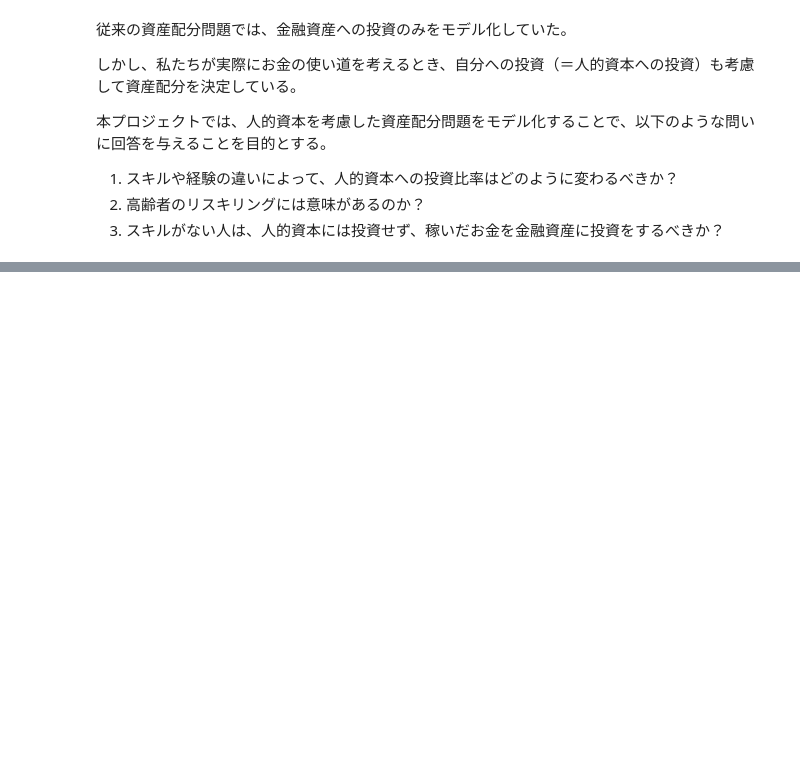
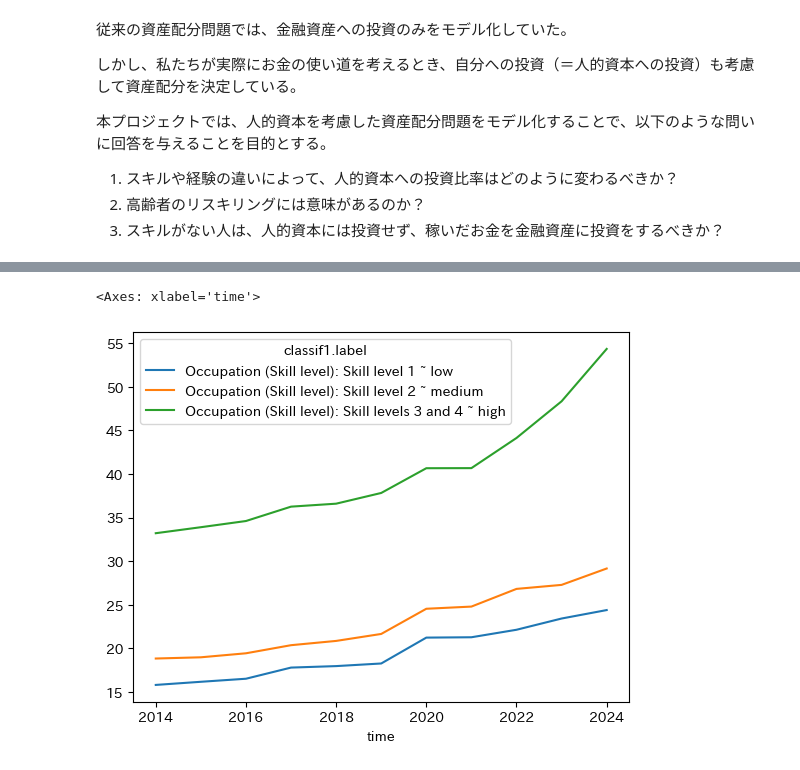
Before and after one commit to hmasa25/Human-Capital-as-an-Asset-for-Portfolio-Optimization, a Jupyter notebook: main.ipynb, the cells around one changed output, grey strips where cells are left out. Drawn from its saved outputs; the diff is of its cells as text; code cells hidden in the pictures; blank space fills up the shorter version.

```diff
--- a/main.ipynb
+++ b/main.ipynb
@@ -441,0 +104,6 @@ Segment counts by period:
+# %%
+data = pd.read_csv(r"data/USA_A-filtered-2025-12-18.csv")
+data[["classif1.label", "time", "obs_value"]].pivot_table(index="time", columns="classif1.label", values="obs_value").plot()
+# %% [output]
+<Axes: xlabel='time'>
+[figure, added]
```
Also changed, not shown: parts of 58 cells of this notebook, 51 other files.
